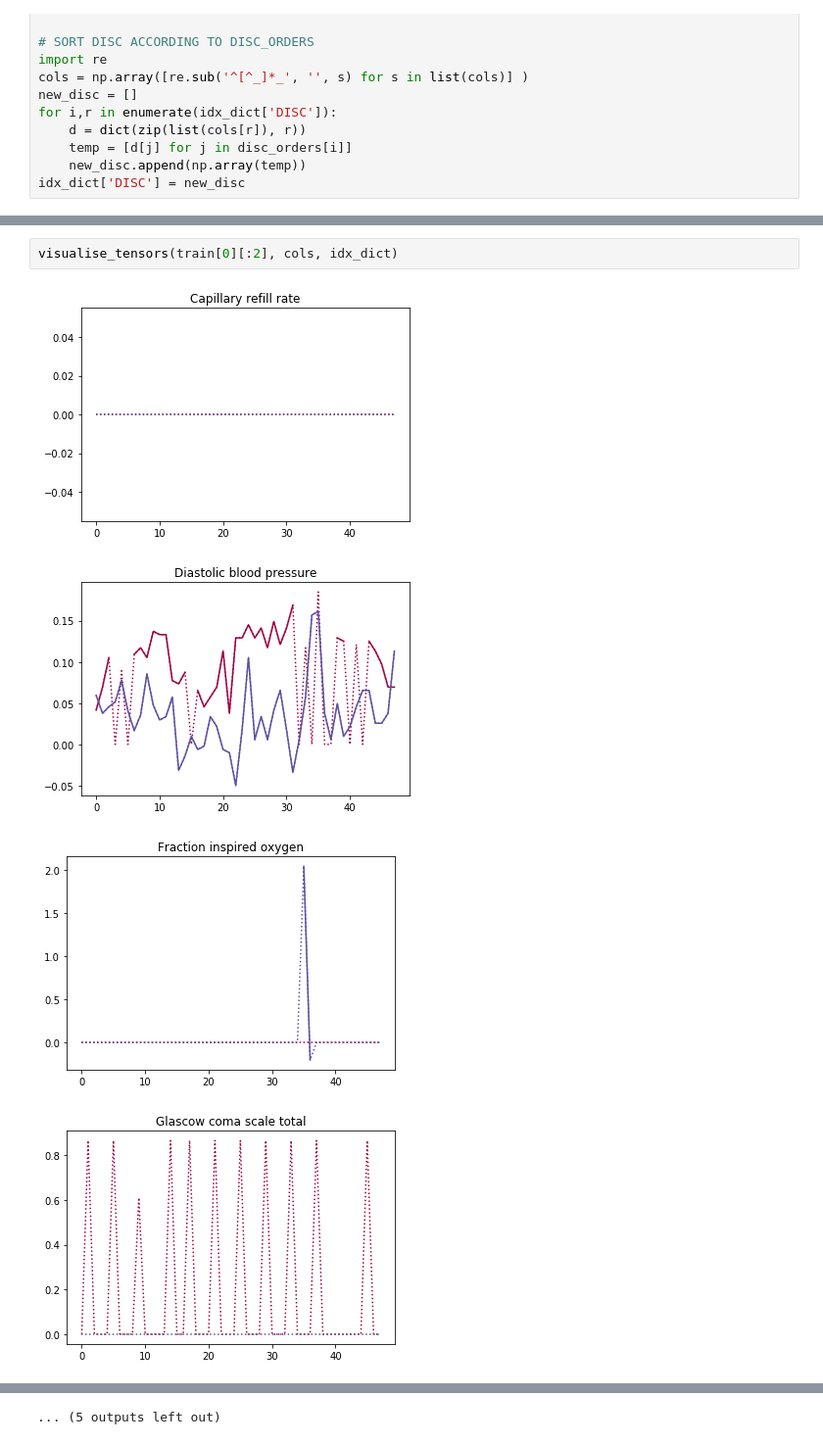
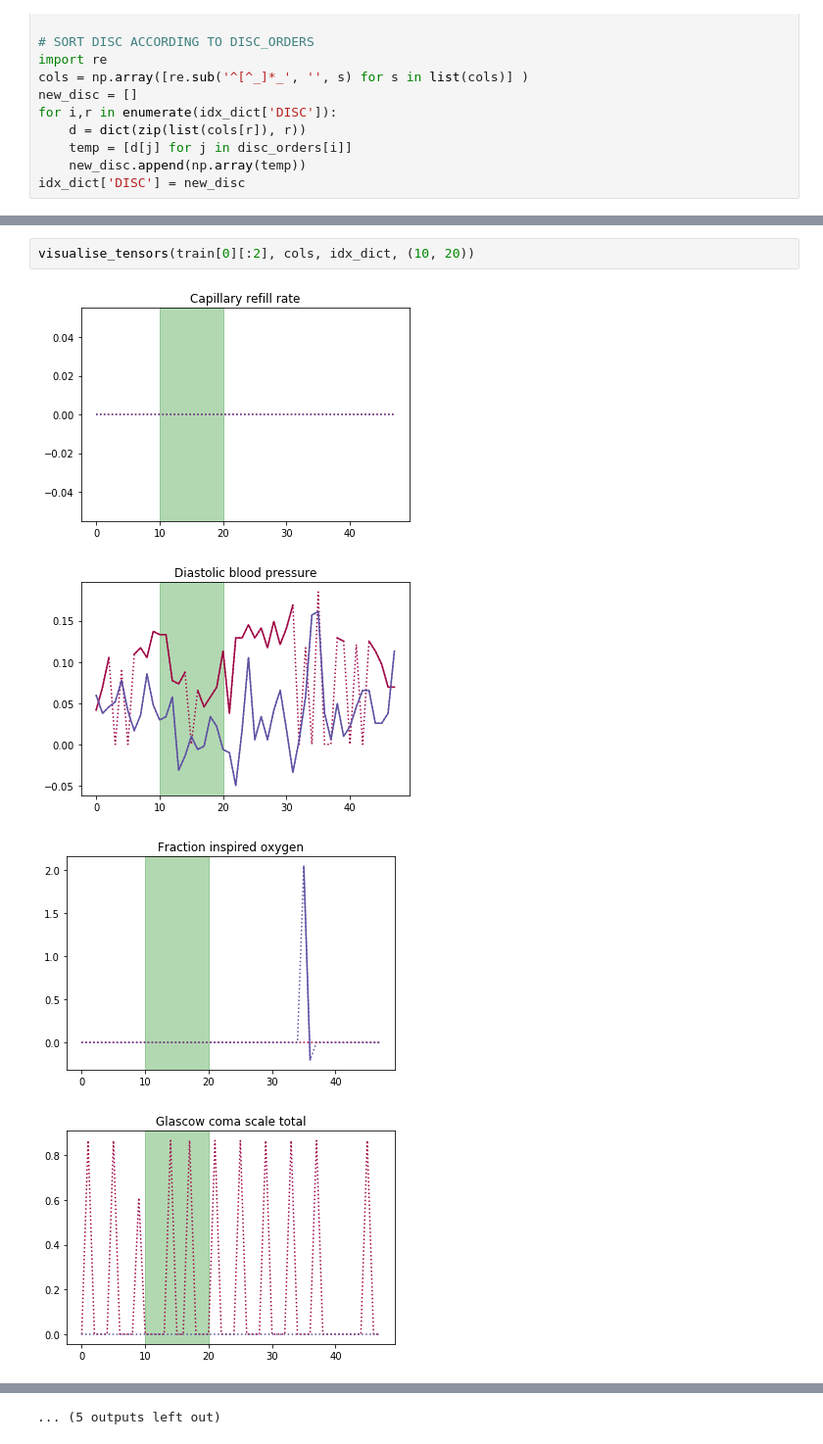
Before and after one commit to kristoforusbryant/ProtICU, a Jupyter notebook: make_vis.ipynb, the cells around one changed output, grey strips where cells are left out. Shown: that part at 98% size. Saved outputs shown, nothing was run; the diff lists cells and outputs as text.

```diff
--- a/make_vis.ipynb
+++ b/make_vis.ipynb
@@ -42,7 +51,7 @@ idx_dict['DISC'] = new_disc
 # %%
-visualise_tensors(train[0][:2], cols, idx_dict)
+visualise_tensors(train[0][:2], cols, idx_dict, (10, 20))
 # %% [output]
-[figure, old version]
+[figure, new version]
-[figure, old version]
+[figure, new version]
-[figure, old version]
+[figure, new version]
-[figure, old version]
+[figure, new version]
```
Also changed, not shown: parts of 7 cells of this notebook, 8 other files.
